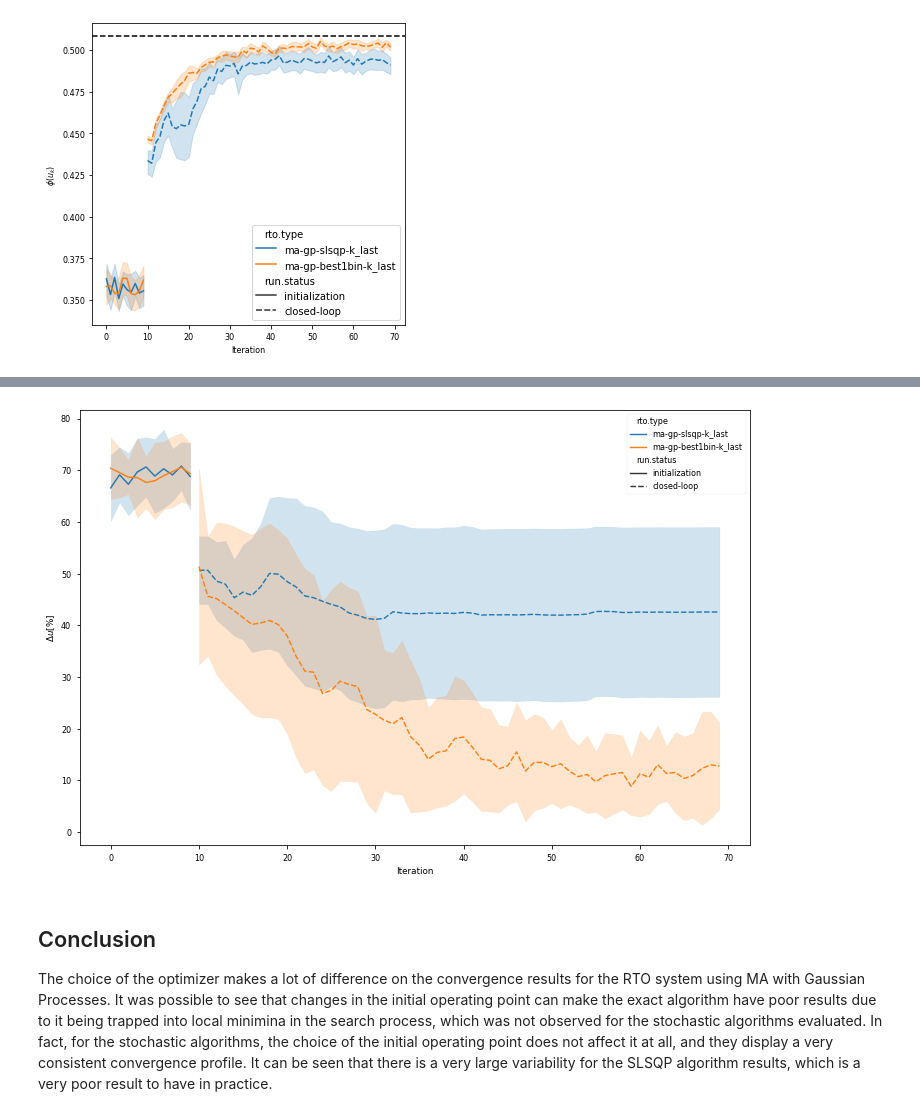
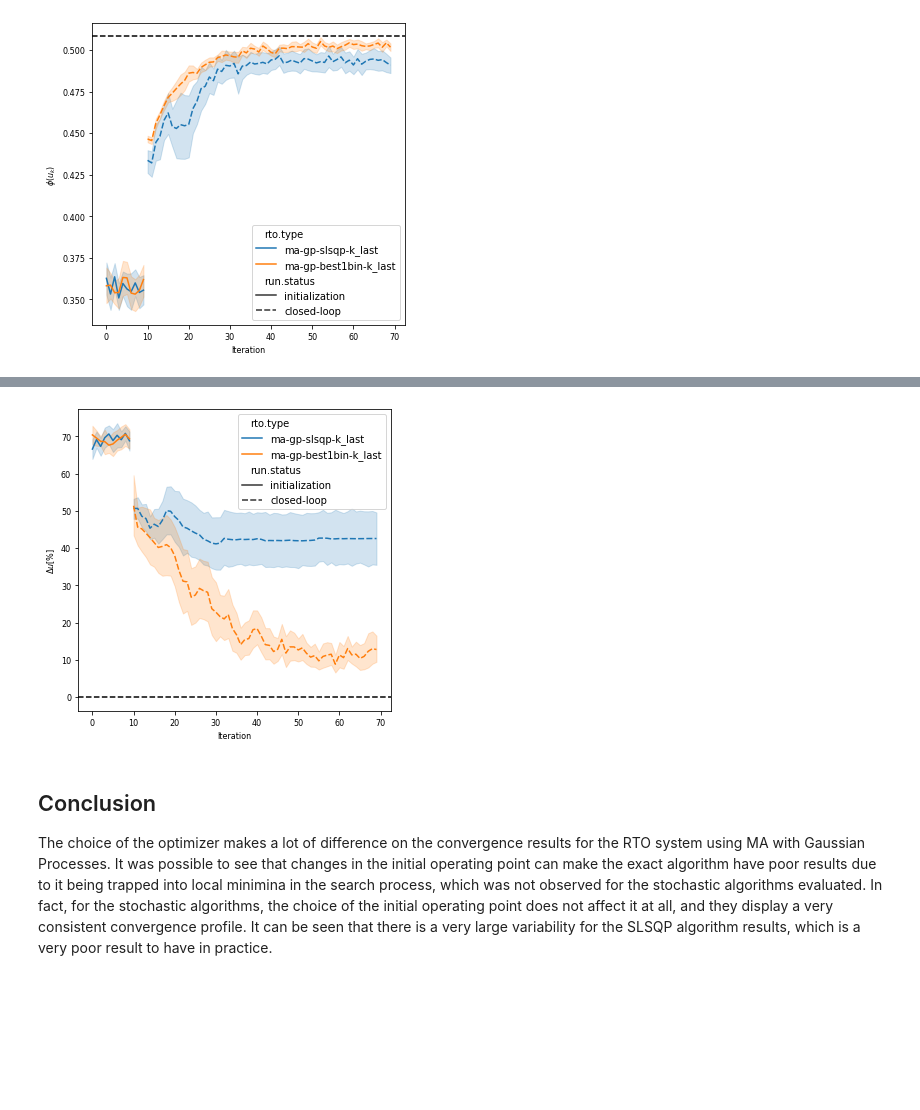
Before and after one commit to vicrsp/rto, a Jupyter notebook: src/notebooks/MA_GaussianProcesses_POC_neighbors.ipynb, the cells around one changed output, grey strips where cells are left out. Saved outputs shown, nothing was run; the diff lists cells and outputs as text; code cells hidden in the pictures; blank space fills up the shorter version.

```diff
--- a/src/notebooks/MA_GaussianProcesses_POC_neighbors.ipynb
+++ b/src/notebooks/MA_GaussianProcesses_POC_neighbors.ipynb
@@ -99,16 +103,19 @@ results_all = pd.concat([results_exact_klast, results_best1bin_klast], ignore_in
 ## Results
 # %%
 # helper function for plotting
-def plot_results(data, y, ylabel, x='iteration', hue='rto.type', style='run.status', estimator=np.mean, ci=95):
+def plot_results(data, y, ylabel, x='iteration', hue='rto.type', style='run.status', estimator=np.mean, ci=95, save=False):
     width = 3.487
     height = width / 1.618
     fig, ax = plt.subplots(figsize=(5.1667, 5.1667))
     #fig, ax = plt.subplots(figsize=(width, height))
     fig.subplots_adjust(left=.15, bottom=.16, right=.99, top=.97)
-    sns.lineplot(data=results_all, y=y, x='iteration', hue='rto.type', style='run.status', ax=ax, estimator=estimator, ci=ci)
+    sns.lineplot(data=results_all, y=y, x=x, hue=hue, style=style, ax=ax, estimator=estimator, ci=ci)
     ax.set_xlabel('Iteration')
     ax.set_ylabel(ylabel)
 
+    if save == True:
+        fig.savefig('fig_{}.pdf'.format(y), dpi=300)
+
     return ax, fig
 # %%
 # Plot the convergence results for objective function
@@ -194,12 +214,10 @@ fig.show()
 # %%
 # Plot the convergence results for the input signal difference
-fig, ax2 = plt.subplots(figsize=(12,8))
-sns.lineplot(data=results_all, y='du', x='iteration', hue='rto.type',style='run.status', ax=ax2, ci='sd')
-ax2.set_ylabel('$\Delta u [\%] $')
-ax2.set_xlabel('Iteration')
+ax, fig = plot_results(results_all, 'du', '$\Delta u [\%] $')
+ax.axhline(0, linestyle='--', color='k')
 fig.show()
 # %% [output]
-[figure, old version]
+[figure, new version]
 # %% [markdown]
 ## Conclusion
 
```
Also changed, not shown: parts of 8 cells of this notebook.
